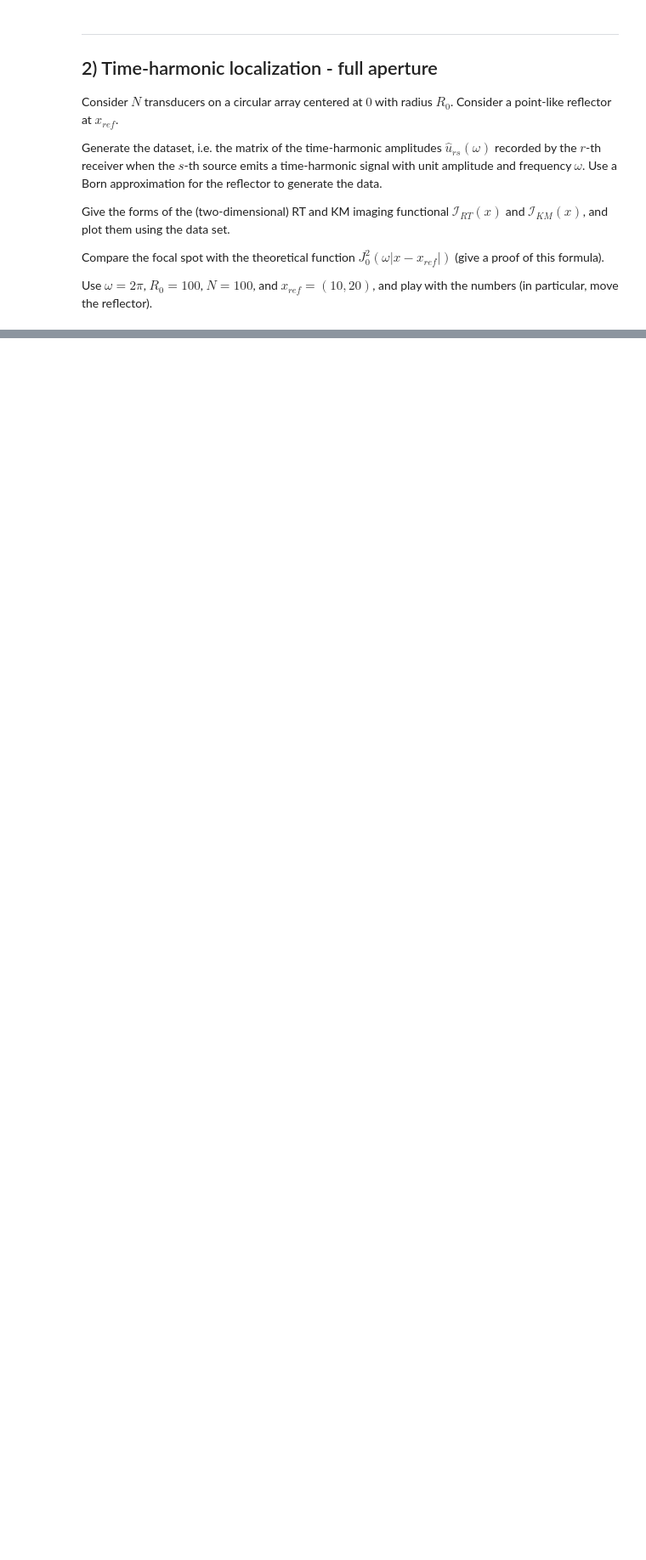
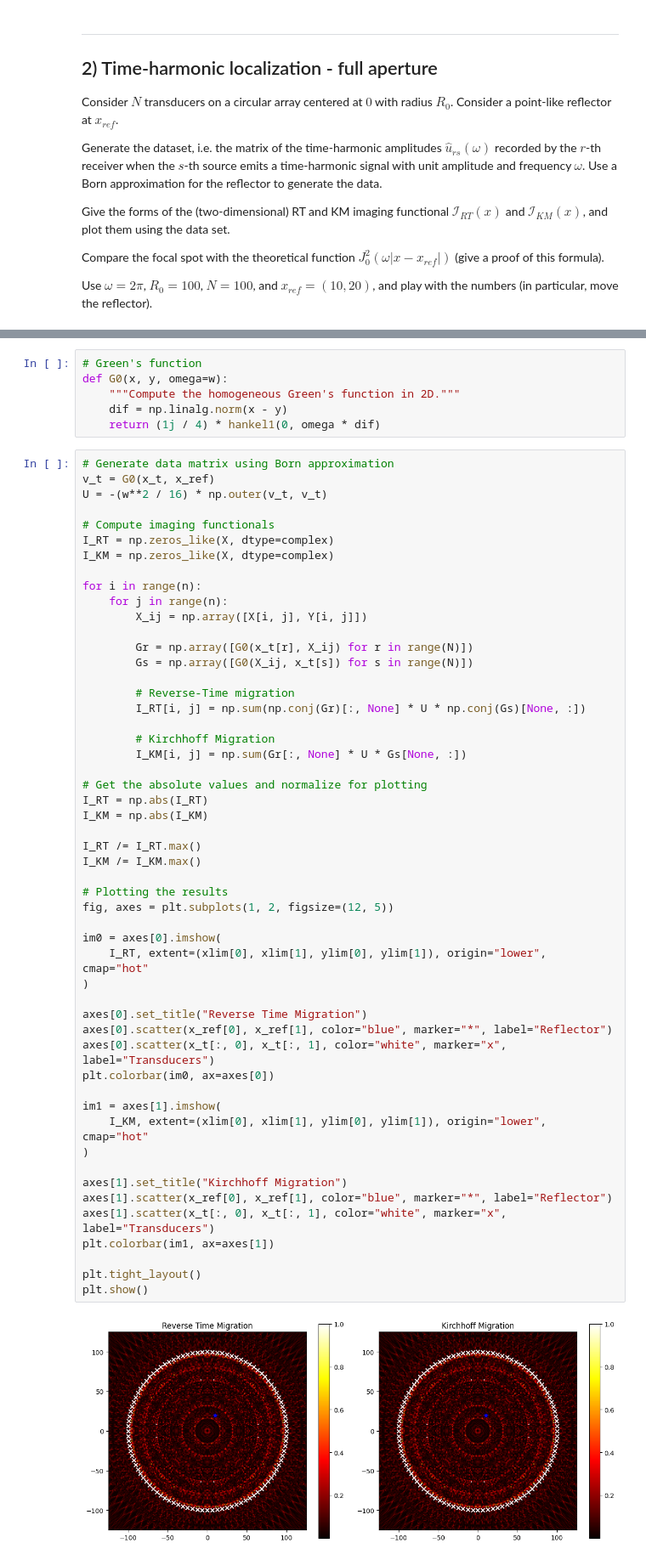
Before and after one commit to adonis107/MVA-IPI, a Jupyter notebook: notebooks/1. notebook.ipynb, the cells around one changed output, grey strips where cells are left out. Shown at 85% size. Saved outputs shown, nothing was run; the diff lists cells and outputs as text; blank space fills up the shorter version.

```diff
--- a/notebooks/1. notebook.ipynb
+++ b/notebooks/1. notebook.ipynb
@@ -34,2 +75,62 @@ x_ref = (10, 20)    # Point-like reflector position
+# %%
+# Green's function
+def G0(x, y, omega=w):
+    """Compute the homogeneous Green's function in 2D."""
+    dif = np.linalg.norm(x - y)
+    return (1j / 4) * hankel1(0, omega * dif)
+# %%
+# Generate data matrix using Born approximation
+v_t = G0(x_t, x_ref)
+U = -(w**2 / 16) * np.outer(v_t, v_t)
+
+# Compute imaging functionals
+I_RT = np.zeros_like(X, dtype=complex)
+I_KM = np.zeros_like(X, dtype=complex)
+
+for i in range(n):
+    for j in range(n):
+        X_ij = np.array([X[i, j], Y[i, j]])
+
+        Gr = np.array([G0(x_t[r], X_ij) for r in range(N)])
+        Gs = np.array([G0(X_ij, x_t[s]) for s in range(N)])
+
+        # Reverse-Time migration
+        I_RT[i, j] = np.sum(np.conj(Gr)[:, None] * U * np.conj(Gs)[None, :])
+
+        # Kirchhoff Migration
+        I_KM[i, j] = np.sum(Gr[:, None] * U * Gs[None, :])
+
+# Get the absolute values and normalize for plotting
+I_RT = np.abs(I_RT)
+I_KM = np.abs(I_KM)
+
+I_RT /= I_RT.max()
+I_KM /= I_KM.max()
+
+# Plotting the results
+fig, axes = plt.subplots(1, 2, figsize=(12, 5))
+
+im0 = axes[0].imshow(
+    I_RT, extent=(xlim[0], xlim[1], ylim[0], ylim[1]), origin="lower", cmap="hot"
+)
+
+axes[0].set_title("Reverse Time Migration")
+axes[0].scatter(x_ref[0], x_ref[1], color="blue", marker="*", label="Reflector")
+axes[0].scatter(x_t[:, 0], x_t[:, 1], color="white", marker="x", label="Transducers")
+plt.colorbar(im0, ax=axes[0])
+
+im1 = axes[1].imshow(
+    I_KM, extent=(xlim[0], xlim[1], ylim[0], ylim[1]), origin="lower", cmap="hot"
+)
+
+axes[1].set_title("Kirchhoff Migration")
+axes[1].scatter(x_ref[0], x_ref[1], color="blue", marker="*", label="Reflector")
+axes[1].scatter(x_t[:, 0], x_t[:, 1], color="white", marker="x", label="Transducers")
+plt.colorbar(im1, ax=axes[1])
+
+plt.tight_layout()
+plt.show()
+# %% [output]
+[figure, added]
 # %% [markdown]
 ---
```
Also changed, not shown: parts of 6 cells of this notebook, 1 other file.
